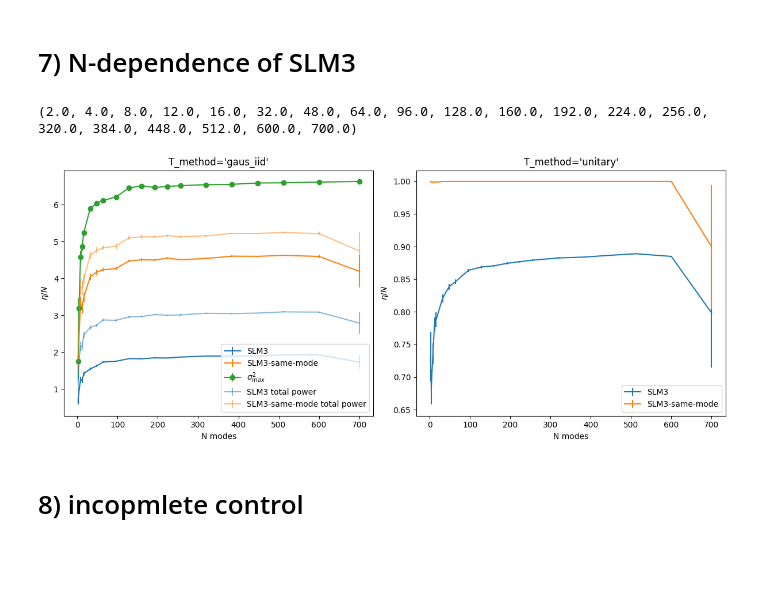
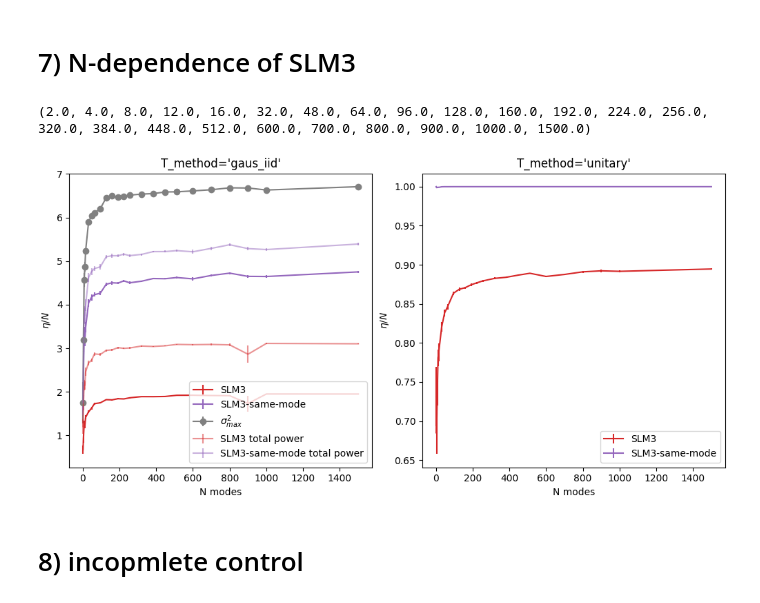
Before and after one commit to rubiaek/qwfs2, a Jupyter notebook: qwfs/view_plots.ipynb, the cells around one changed output. Drawn from its saved outputs; the diff is of its cells as text; code cells hidden in the pictures; blank space fills up the shorter version.

```diff
--- a/qwfs/view_plots.ipynb
+++ b/qwfs/view_plots.ipynb
@@ -299,9 +298,9 @@ Ns = np.array([re.findall('.*Nmodes_(\d+).npz', path)[0] for path in paths]).ast
 Ns, ress = list(zip(*sorted(zip(Ns, ress), key=lambda pair: pair[0])))
 print(Ns)
 
-# TODO: colors similar to other figures
+colors = ['#1f77b4', '#ff7f0e', '#2ca02c', '#d62728', '#9467bd']
 
-fig, axes = plt.subplots(1, 2, constrained_layout=True, figsize=(12, 5))
+fig, axes = plt.subplots(1, 2, constrained_layout=True, figsize=(10, 5))
 
 for ax, T_method in zip(axes, ress[0].T_methods[::-1]):
     effs_SLM3 = np.zeros_like(Ns)
@@ -321,38 +320,45 @@ for ax, T_method in zip(axes, ress[0].T_methods[::-1]):
     for i, N in enumerate(Ns):
         res = ress[i]
         effs = res.results[T_method_ind, np.where(res.configs == 'SLM3')[0], :, alg_ind].squeeze()
         effs_SLM3[i] = effs.mean(); stds_SLM3[i] = effs.std() / np.sqrt(res.results.shape[2])
 
         tot_I_outs = res.tot_power_results[T_method_ind, np.where(res.configs == 'SLM3')[0], :, alg_ind].squeeze()
         tot_I_outs_SLM3[i] = tot_I_outs.mean(); tot_I_outs_std_SLM3[i] = tot_I_outs.std() / np.sqrt(res.results.shape[2])
 
         effs = res.results[T_method_ind, np.where(res.configs == 'SLM3-same-mode')[0], :, alg_ind].squeeze()
         tot_I_outs = res.tot_power_results[T_method_ind, np.where(res.configs == 'SLM3-same-mode')[0], :, alg_ind].squeeze()
         effs_SLM3_OPC[i] = effs.mean(); stds_SLM3_OPC[i] = effs.std() / np.sqrt(res.results.shape[2])
         tot_I_outs_SLM3_OPC[i] = tot_I_outs.mean(); tot_I_outs_std_SLM3_OPC[i] = tot_I_outs.std() / np.sqrt(res.results.shape[2])
 
         if T_method == 'gaus_iid':
             T_method_no = np.where(ress[0].T_methods == 'gaus_iid')[0][0]
             these_svds = res.max_SVDs[T_method_no::2]
             max_SVDs[i] = these_svds.mean()**2
             max_SVDs_std[i] = these_svds.std()**2
 
-    lines = ax.errorbar(Ns, effs_SLM3, stds_SLM3, label='SLM3')
-    lines_OPC = ax.errorbar(Ns, effs_SLM3_OPC, stds_SLM3_OPC, label='SLM3-same-mode')
+    times_N = False
+    if times_N:
+        effs_SLM3 *= Ns
+        effs_SLM3_OPC *= Ns
+        max_SVDs *= Ns
+        tot_I_outs_SLM3 *= Ns
+        tot_I_outs_SLM3_OPC *= Ns
+    lines = ax.errorbar(Ns, effs_SLM3, stds_SLM3, label='SLM3', color=colors[3])
+    lines_OPC = ax.errorbar(Ns, effs_SLM3_OPC, stds_SLM3_OPC, label='SLM3-same-mode', color=colors[4])
     if T_method == 'gaus_iid':
-        ax.errorbar(Ns, max_SVDs, max_SVDs_std, label=r'$\sigma_{max}^2$', marker='o')
+        ax.errorbar(Ns, max_SVDs, max_SVDs_std, label=r'$\sigma_{max}^2$', marker='o', color='gray')
         ax.errorbar(Ns, tot_I_outs_SLM3, tot_I_outs_std_SLM3, label='SLM3 total power', color=lines[0].get_c(), alpha=0.5)
         ax.errorbar(Ns, tot_I_outs_SLM3_OPC, tot_I_outs_std_SLM3_OPC, label='SLM3-same-mode total power', color=lines_OPC[0].get_c(), alpha=0.5)
 
     ax.legend()
     ax.set_xlabel('N modes')
     ax.set_ylabel('$\eta/N$')
     ax.set_title(f'{T_method=}')
 
 fig.savefig(r"G:\My Drive\Projects\ScalingQWFS\Paper\Figures\N_dependence.png")
 # %% [output]
-(2.0, 4.0, 8.0, 12.0, 16.0, 32.0, 48.0, 64.0, 96.0, 128.0, 160.0, 192.0, 224.0, 256.0, 320.0, 384.0, 448.0, 512.0, 600.0, 700.0)
+(2.0, 4.0, 8.0, 12.0, 16.0, 32.0, 48.0, 64.0, 96.0, 128.0, 160.0, 192.0, 224.0, 256.0, 320.0, 384.0, 448.0, 512.0, 600.0, 700.0, 800.0, 900.0, 1000.0, 1500.0)
-[figure, old version]
+[figure, new version]
 # %% [markdown]
 # 8) incopmlete control
 # %%
```
Also changed, not shown: parts of 4 cells of this notebook, 1 other file.
